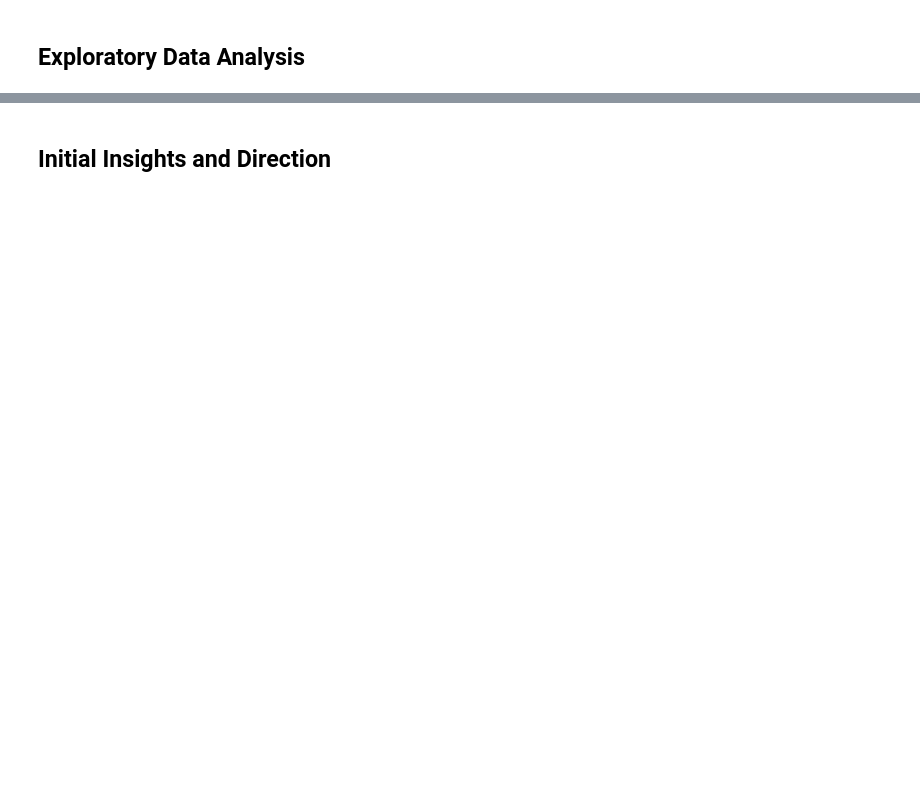
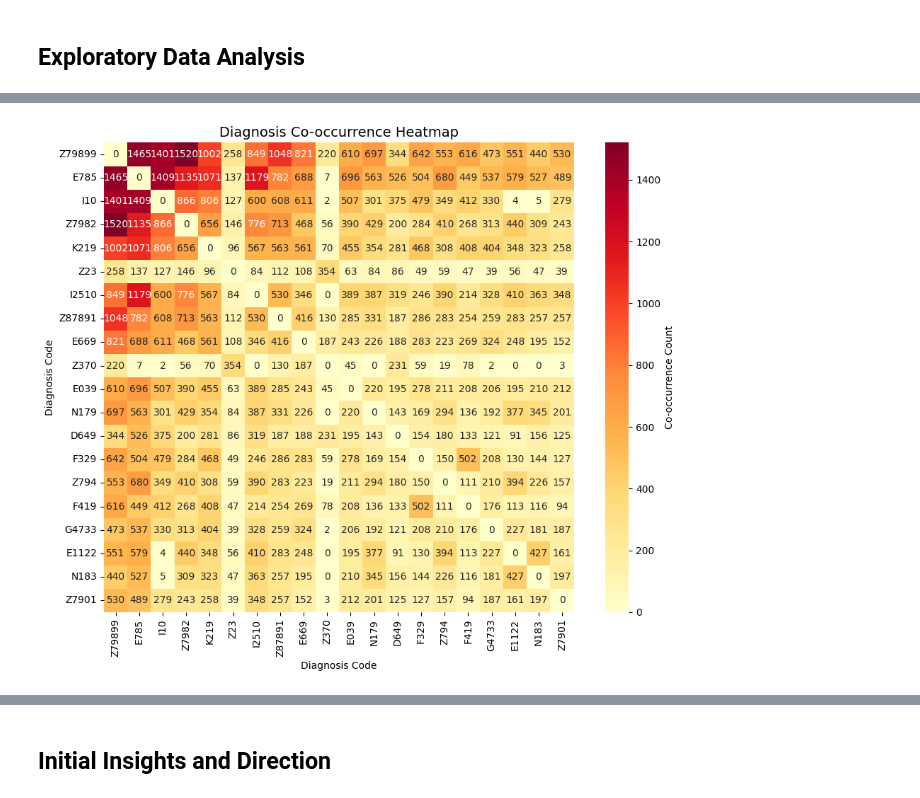
Before and after one commit to stellasdong/676_project, a Jupyter notebook: checkpoint1.ipynb, the cells around one changed output, grey strips where cells are left out. Drawn from its saved outputs; the diff is of its cells as text; code cells hidden in the pictures; blank space fills up the shorter version.

```diff
--- a/checkpoint1.ipynb
+++ b/checkpoint1.ipynb
@@ -141,0 +492,17 @@ The trade-offs for this dataset is that this dataset requires linking to other d
+# %%
+# visualize as a heatmap
+plt.figure(figsize=(10, 8))
+sns.heatmap(cooccur_matrix,
+            annot=True,
+            fmt='g',
+            cmap='YlOrRd',
+            square=True,
+            cbar_kws={'label': 'Co-occurrence Count'})
+
+plt.title('Diagnosis Co-occurrence Heatmap', fontsize=14)
+plt.xlabel('Diagnosis Code')
+plt.ylabel('Diagnosis Code')
+plt.tight_layout()
+plt.show()
+# %% [output]
+[figure, added]
```
Also changed, not shown: parts of 26 cells of this notebook.
